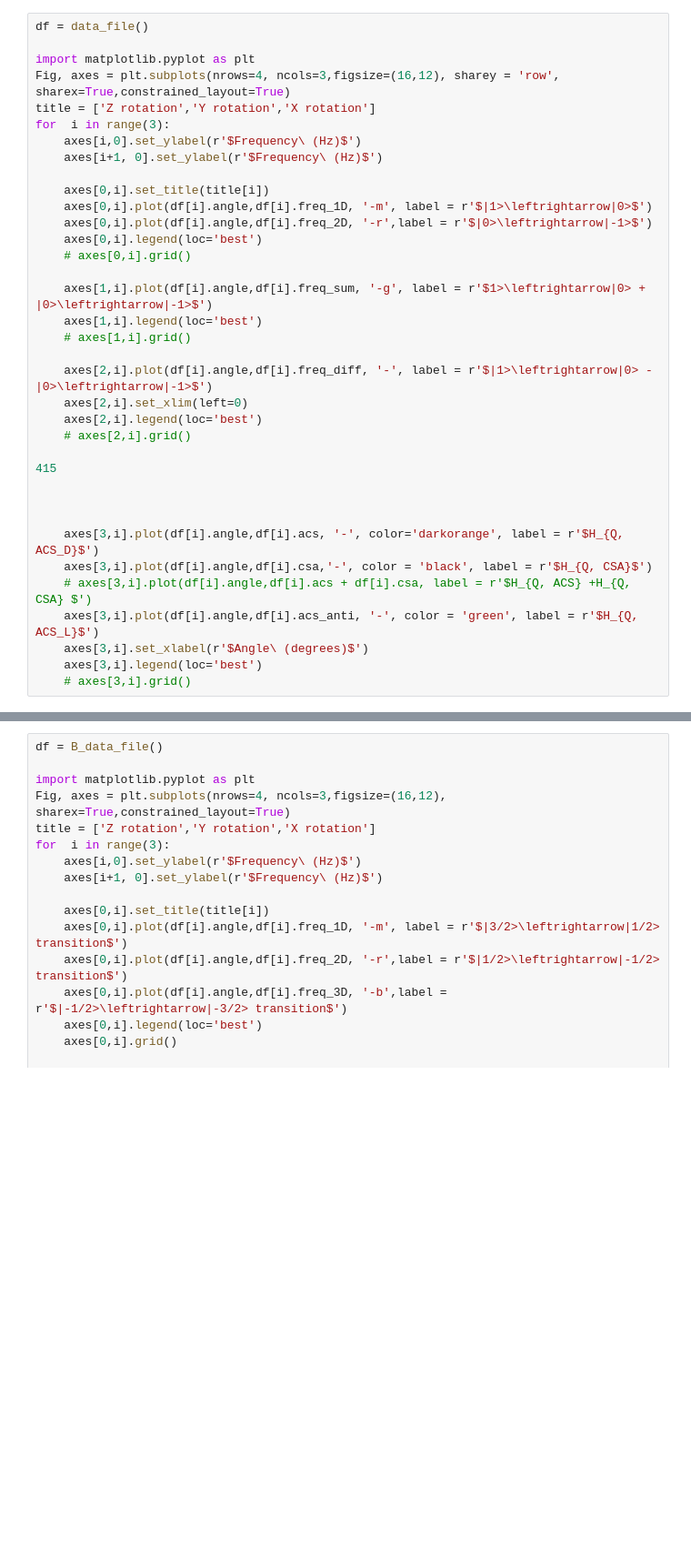
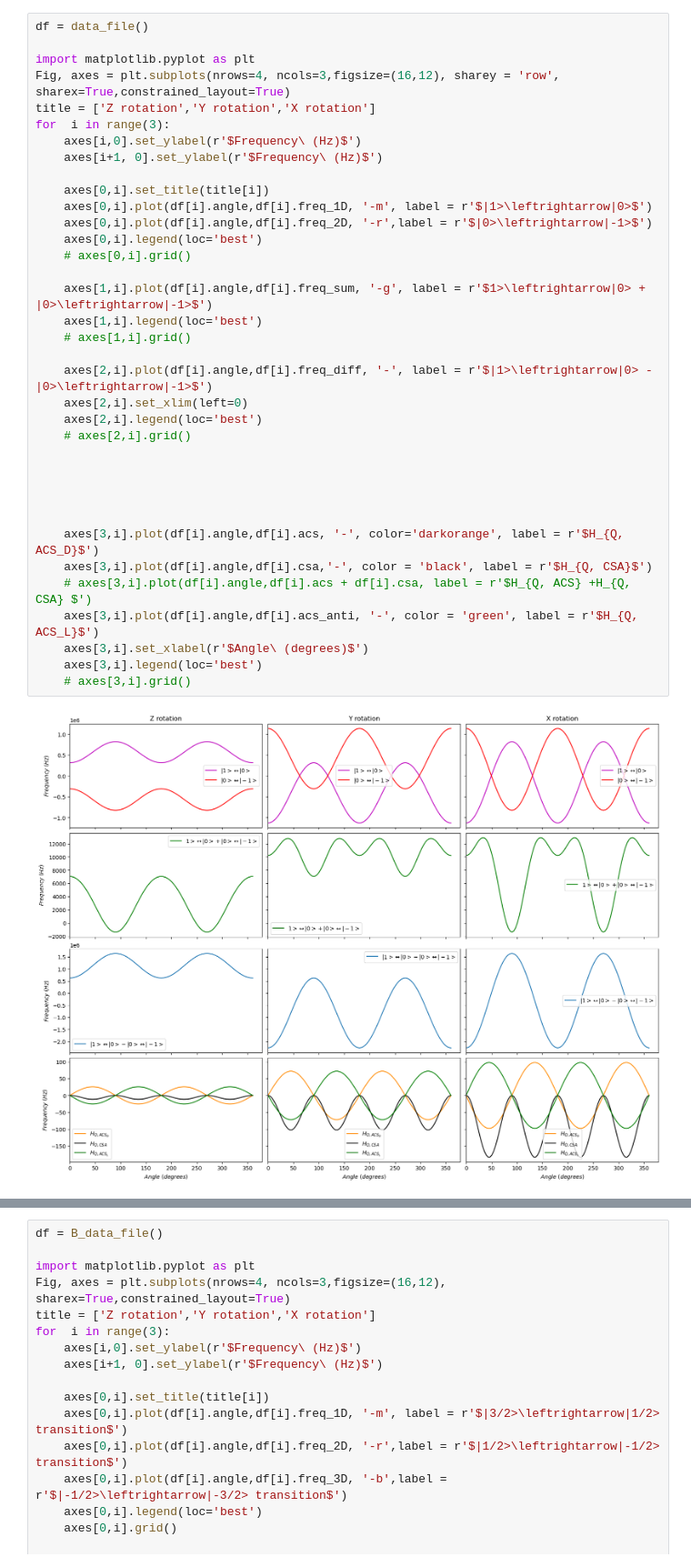
Before and after one commit to AstrobioShiva/Script_project, a Jupyter notebook: plot.ipynb, the cells around one changed output, grey strips where cells are left out. Shown at 91% size. Saved outputs shown, nothing was run; the diff lists cells and outputs as text; blank space fills up the shorter version.

```diff
--- a/plot.ipynb
+++ b/plot.ipynb
@@ -12,34 +9,36 @@ Fig, axes = plt.subplots(nrows=4, ncols=3,figsize=(16,12), sharey = 'row', share
 title = ['Z rotation','Y rotation','X rotation']
 for  i in range(3):
     axes[i,0].set_ylabel(r'$Frequency\ (Hz)$')
     axes[i+1, 0].set_ylabel(r'$Frequency\ (Hz)$')
 
     axes[0,i].set_title(title[i])
     axes[0,i].plot(df[i].angle,df[i].freq_1D, '-m', label = r'$|1>\leftrightarrow|0>$')
     axes[0,i].plot(df[i].angle,df[i].freq_2D, '-r',label = r'$|0>\leftrightarrow|-1>$')
     axes[0,i].legend(loc='best')
     # axes[0,i].grid()
 
     axes[1,i].plot(df[i].angle,df[i].freq_sum, '-g', label = r'$1>\leftrightarrow|0> + |0>\leftrightarrow|-1>$')
     axes[1,i].legend(loc='best')
     # axes[1,i].grid()
 
     axes[2,i].plot(df[i].angle,df[i].freq_diff, '-', label = r'$|1>\leftrightarrow|0> - |0>\leftrightarrow|-1>$')
     axes[2,i].set_xlim(left=0)
     axes[2,i].legend(loc='best')
     # axes[2,i].grid()
 
-415
+
 
 
 
     axes[3,i].plot(df[i].angle,df[i].acs, '-', color='darkorange', label = r'$H_{Q, ACS_D}$')
     axes[3,i].plot(df[i].angle,df[i].csa,'-', color = 'black', label = r'$H_{Q, CSA}$')
     # axes[3,i].plot(df[i].angle,df[i].acs + df[i].csa, label = r'$H_{Q, ACS} +H_{Q, CSA} $')
     axes[3,i].plot(df[i].angle,df[i].acs_anti, '-', color = 'green', label = r'$H_{Q, ACS_L}$')
     axes[3,i].set_xlabel(r'$Angle\ (degrees)$')
     axes[3,i].legend(loc='best')
     # axes[3,i].grid()
+# %% [output]
+[figure, added]
 # %%
 df = data_file()
 
```
Also changed, not shown: parts of 3 cells of this notebook, 2 other files.
